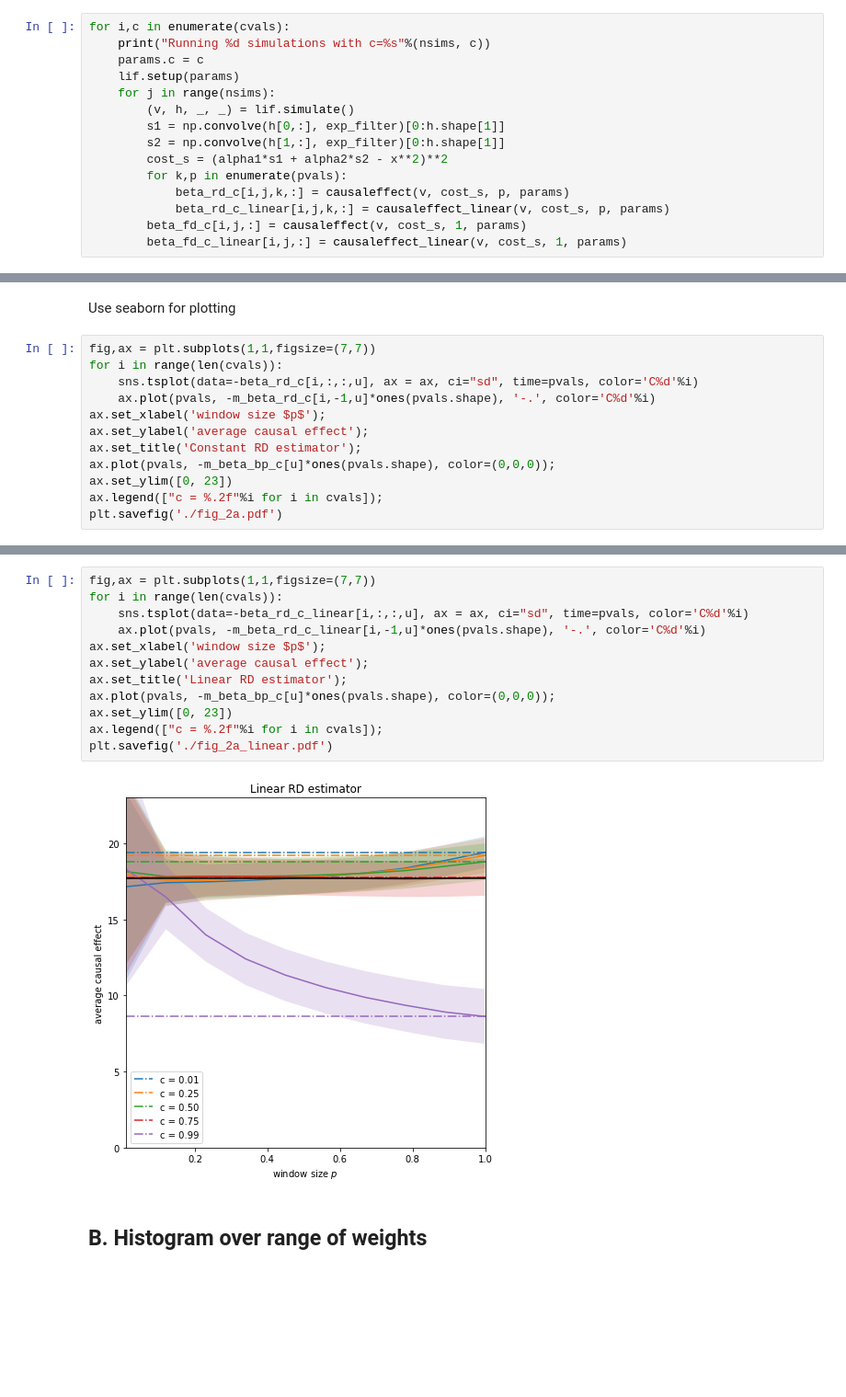
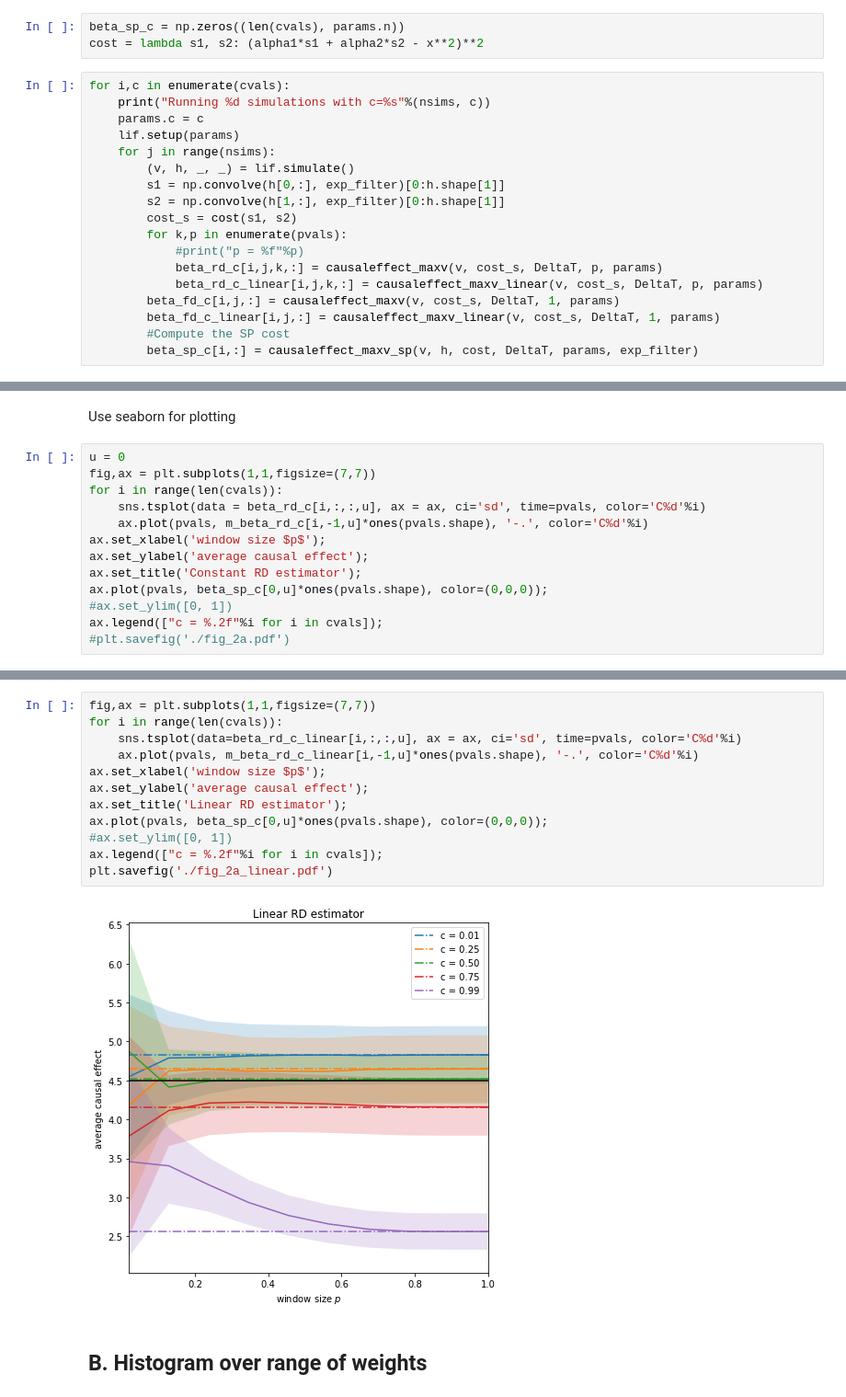
Before and after one commit to benlansdell/rdd, a Jupyter notebook: fig_2_rd_fd_bp.ipynb, the cells around one changed output, grey strips where cells are left out. Shown at 92% size. Saved outputs shown, nothing was run; the diff lists cells and outputs as text; blank space fills up the shorter version.

Commit message:
Update maxv computations

```diff
--- a/fig_2_rd_fd_bp.ipynb
+++ b/fig_2_rd_fd_bp.ipynb
@@ -62,6 +63,9 @@ m_beta_rd_c_linear = np.zeros((len(cvals), params.n))
 se_beta_fd_c_linear = np.zeros((len(cvals), params.n))
 m_beta_rd_c_linear = np.zeros((len(cvals), params.n))
 se_beta_fd_c_linear = np.zeros((len(cvals), params.n))
+# %%
+beta_sp_c = np.zeros((len(cvals), params.n))
+cost = lambda s1, s2: (alpha1*s1 + alpha2*s2 - x**2)**2
 # %%
 for i,c in enumerate(cvals):
     print("Running %d simulations with c=%s"%(nsims, c))
@@ -71,10 +75,13 @@ for i,c in enumerate(cvals):
         (v, h, _, _) = lif.simulate()
         s1 = np.convolve(h[0,:], exp_filter)[0:h.shape[1]]
         s2 = np.convolve(h[1,:], exp_filter)[0:h.shape[1]]
-        cost_s = (alpha1*s1 + alpha2*s2 - x**2)**2
+        cost_s = cost(s1, s2)
         for k,p in enumerate(pvals):
-            beta_rd_c[i,j,k,:] = causaleffect(v, cost_s, p, params)
-            beta_rd_c_linear[i,j,k,:] = causaleffect_linear(v, cost_s, p, params)
-        beta_fd_c[i,j,:] = causaleffect(v, cost_s, 1, params)
-        beta_fd_c_linear[i,j,:] = causaleffect_linear(v, cost_s, 1, params)
+            #print("p = %f"%p)
+            beta_rd_c[i,j,k,:] = causaleffect_maxv(v, cost_s, DeltaT, p, params)
+            beta_rd_c_linear[i,j,k,:] = causaleffect_maxv_linear(v, cost_s, DeltaT, p, params)
+        beta_fd_c[i,j,:] = causaleffect_maxv(v, cost_s, DeltaT, 1, params)
+        beta_fd_c_linear[i,j,:] = causaleffect_maxv_linear(v, cost_s, DeltaT, 1, params)
+        #Compute the SP cost
+        beta_sp_c[i,:] = causaleffect_maxv_sp(v, h, cost, DeltaT, params, exp_filter)
 # %% [output]
@@ -101,15 +103,16 @@ m_beta_bp_c[1] = (alpha2**2)*(ds**2) + 2*alpha1*alpha2*np.mean(s1)*ds-2*alpha2*(
 # %% [markdown]
 Use seaborn for plotting
 # %%
+u = 0
 fig,ax = plt.subplots(1,1,figsize=(7,7))
 for i in range(len(cvals)):
-    sns.tsplot(data=-beta_rd_c[i,:,:,u], ax = ax, ci="sd", time=pvals, color='C%d'%i)
-    ax.plot(pvals, -m_beta_rd_c[i,-1,u]*ones(pvals.shape), '-.', color='C%d'%i)
+    sns.tsplot(data = beta_rd_c[i,:,:,u], ax = ax, ci='sd', time=pvals, color='C%d'%i)
+    ax.plot(pvals, m_beta_rd_c[i,-1,u]*ones(pvals.shape), '-.', color='C%d'%i)
 ax.set_xlabel('window size $p$');
 ax.set_ylabel('average causal effect');
 ax.set_title('Constant RD estimator');
-ax.plot(pvals, -m_beta_bp_c[u]*ones(pvals.shape), color=(0,0,0));
-ax.set_ylim([0, 23])
+ax.plot(pvals, beta_sp_c[0,u]*ones(pvals.shape), color=(0,0,0));
+#ax.set_ylim([0, 1])
 ax.legend(["c = %.2f"%i for i in cvals]);
-plt.savefig('./fig_2a.pdf')
+#plt.savefig('./fig_2a.pdf')
 # %% [output]
@@ -117,17 +120,17 @@ plt.savefig('./fig_2a.pdf')
 # %%
 fig,ax = plt.subplots(1,1,figsize=(7,7))
 for i in range(len(cvals)):
-    sns.tsplot(data=-beta_rd_c_linear[i,:,:,u], ax = ax, ci="sd", time=pvals, color='C%d'%i)
-    ax.plot(pvals, -m_beta_rd_c_linear[i,-1,u]*ones(pvals.shape), '-.', color='C%d'%i)
+    sns.tsplot(data=beta_rd_c_linear[i,:,:,u], ax = ax, ci='sd', time=pvals, color='C%d'%i)
+    ax.plot(pvals, m_beta_rd_c_linear[i,-1,u]*ones(pvals.shape), '-.', color='C%d'%i)
 ax.set_xlabel('window size $p$');
 ax.set_ylabel('average causal effect');
 ax.set_title('Linear RD estimator');
-ax.plot(pvals, -m_beta_bp_c[u]*ones(pvals.shape), color=(0,0,0));
-ax.set_ylim([0, 23])
+ax.plot(pvals, beta_sp_c[0,u]*ones(pvals.shape), color=(0,0,0));
+#ax.set_ylim([0, 1])
 ax.legend(["c = %.2f"%i for i in cvals]);
 plt.savefig('./fig_2a_linear.pdf')
 # %% [output]
-[figure, old version]
+[figure, new version]
 # %% [markdown]
 ## B. Histogram over range of weights
 # %%
```
Also changed, not shown: parts of 23 cells of this notebook, 9 other files.
